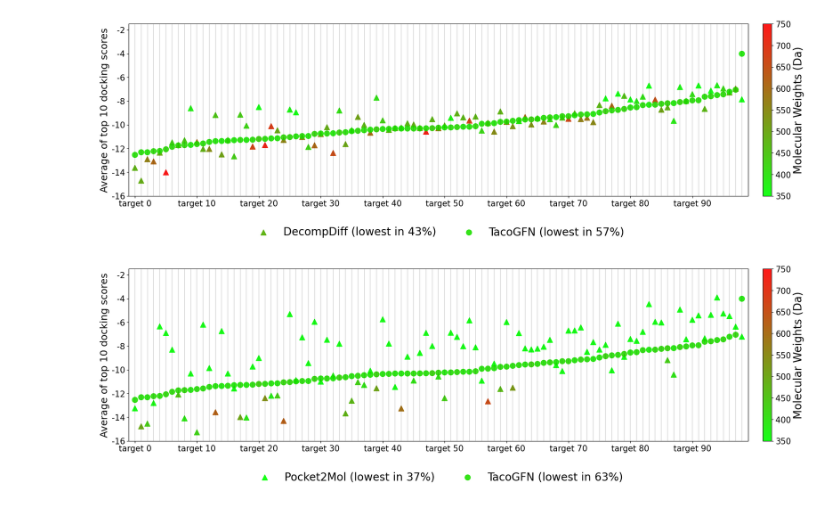
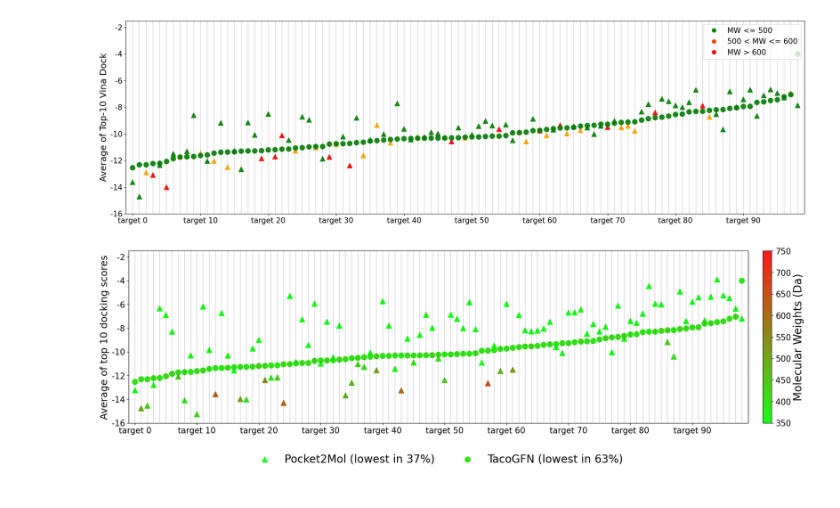
Before and after one commit to tsa87/TacoGFN-SBDD, a Jupyter notebook: examples/figures/rank_by_ds_mw.ipynb, the cells around one changed output. Saved outputs shown, nothing was run; the diff lists cells and outputs as text; code cells hidden in the pictures.

```diff
--- a/examples/figures/rank_by_ds_mw.ipynb
+++ b/examples/figures/rank_by_ds_mw.ipynb
@@ -66,48 +66,66 @@ for a, b in zip(sort_val, ordered_med_decompdiff):
     min_val = min(a[0], b[0])
     for idx, val in enumerate([a[0], b[0]]):
         if val == min_val:
             best_vina_idx.append(idx)
             break
 best_vina_idx = np.array(best_vina_idx)
 
-vmin = 350
-vmax = 750
-# Custom colormap: Red for 0, Green for 1
-colors = [(0, 1, 0, 1), (1, 0, 0, 1)]  # Red to Green
-n_bins = 100  # Use more bins for a smoother transition
-cmap = mcolors.LinearSegmentedColormap.from_list("custom_colormap", colors, N=n_bins)
+
+def map_color(value):
+    if value <= 500:
+        return 'green'
+    elif 500 < value <= 600:
+        return 'orange'
+    else:
+        return 'red'
+
+# vmin = 350
+# vmax = 750
+# # Custom colormap: Red for 0, Green for 1
+# colors = [(0, 1, 0, 1), (1, 0, 0, 1)]  # Red to Green
+# n_bins = 100  # Use more bins for a smoother transition
+# cmap = mcolors.LinearSegmentedColormap.from_list("custom_colormap", colors, N=n_bins)
 
 fig, ax = plt.subplots(figsize=(20, 6), dpi=100)
 
 avg_qed_taco = np.mean([v[1] for v in sort_val])
 avg_qed_decomp = np.mean([v[1] for v in ordered_med_decompdiff])
 
-sc2 = ax.scatter(range(len(sort_val)), [v[0] for v in ordered_med_decompdiff], s=100, c=[v[1] for v in ordered_med_decompdiff], marker='^', label=f'DecompDiff (lowest in {np.mean(best_vina_idx==1)*100:.0f}%)', vmin=vmin, vmax=vmax, cmap=cmap,alpha=0.9)
-sc1= ax.scatter(range(len(sort_val)), [v[0] for v in sort_val], s=100, c=[v[1] for v in sort_val], marker='o', label=f'TacoGFN (lowest in {np.mean(best_vina_idx==0)*100:.0f}%)', vmin=vmin, vmax=vmax, cmap=cmap, alpha=0.9)
+decompdiff_color = [map_color(v[1]) for v in ordered_med_decompdiff]
+tacogfn_color = [map_color(v[1]) for v in sort_val]
+
+sc2 = ax.scatter(range(len(sort_val)), [v[0] for v in ordered_med_decompdiff], s=100, c=decompdiff_color, marker='^', label=f'DecompDiff (lowest in {np.mean(best_vina_idx==1)*100:.0f}%)', alpha=0.9)
+sc1= ax.scatter(range(len(sort_val)), [v[0] for v in sort_val], s=100, c=tacogfn_color, marker='o', label=f'TacoGFN (lowest in {np.mean(best_vina_idx==0)*100:.0f}%)', alpha=0.9)
 
 # Increase font size of colorbar ticks
-cbar = plt.colorbar(sc1, ax=ax, pad=0.02)
-cbar.ax.tick_params(labelsize=15)
-cbar.set_label('Molecular Weights (Da)', fontsize=20)
+# cbar = plt.colorbar(sc1, ax=ax, pad=0.02)
+# cbar.ax.tick_params(labelsize=15)
+# cbar.set_label('Molecular Weights (Da)', fontsize=20)
 # # show the average qed top right
 # ax.text(0.9, 0.9, f'Average QED\nPharmacoGFN: {avg_qed_taco:.2f}\nDecompDiff: {avg_qed_decomp:.2f}', horizontalalignment='right', verticalalignment='top', transform=ax.transAxes, fontsize=20)
+
+# Custom legend
+handles = [plt.Line2D([0], [0], marker='o', color='w', markerfacecolor='green', markersize=10, label='MW <= 500'),
+           plt.Line2D([0], [0], marker='o', color='w', markerfacecolor='orangered', markersize=10, label='500 < MW <= 600'),
+           plt.Line2D([0], [0], marker='o', color='w', markerfacecolor='red', markersize=10, label='MW > 600')]
+
+plt.legend(handles=handles, fontsize=15, loc='upper right')
 
 plt.yticks(fontsize=15)
 for i in range(100):
     plt.axvline(i, c='0.1', lw=0.2)
 
 plt.xlim(-1, 99)
 plt.ylim(-16, -1.5)
 plt.yticks([-16, -14, -12, -10, -8, -6, -4, -2], [-16, -14, -12, -10, -8, -6, -4, -2], fontsize=15)
-plt.ylabel('Average of top 10 docking scores', fontsize=18)
-plt.legend(fontsize=20, loc='lower center', ncol=2, bbox_to_anchor=(0.5, -0.3), frameon=False)
+plt.ylabel('Average of Top-10 Vina Dock', fontsize=18)
 plt.xticks(np.arange(0, 99, 10), [f'target {v}' for v in np.arange(0, 99, 10)], fontsize=15)
 
 plt.tight_layout()
-plt.savefig('figures/binding.png', dpi=500, bbox_inches='tight')
+plt.savefig('figures/binding_mw.png', dpi=500, bbox_inches='tight')
 plt.show()
 # %% [output]
-[figure, old version]
+[figure, new version]
 # %%
 import matplotlib.pyplot as plt
 import numpy as np
```
Also changed, not shown: 16 other files.
